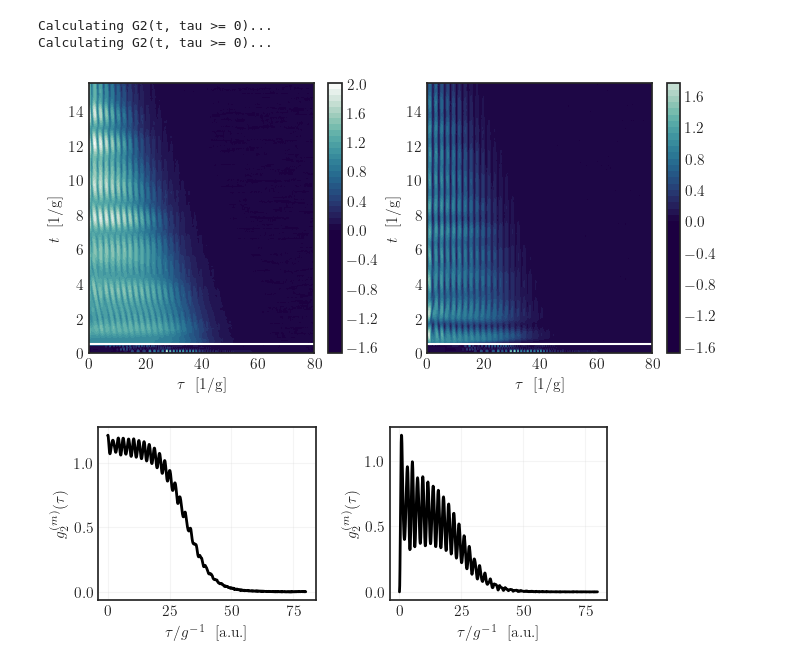
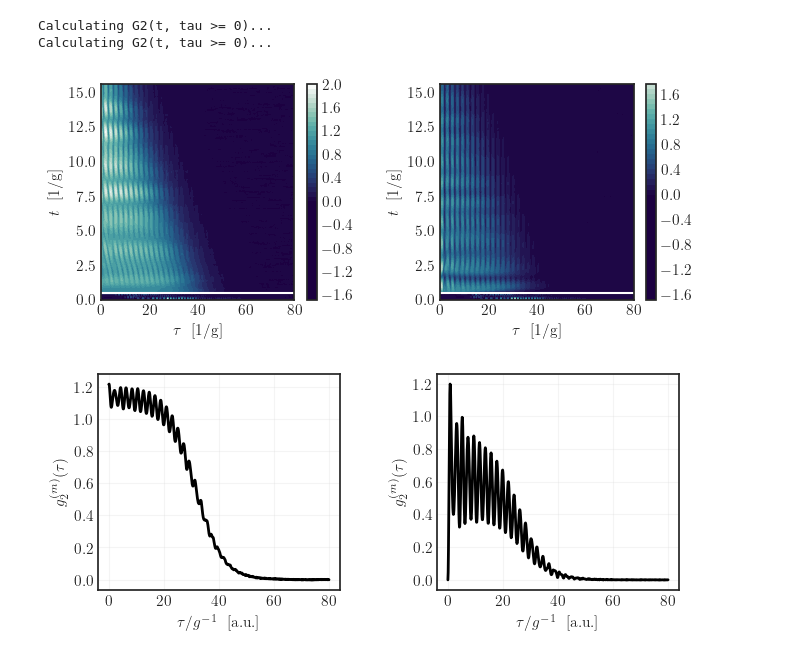
Before and after one commit to juardilag/Pulsed-cQED, a Jupyter notebook: test.ipynb, the cells around one changed output. Saved outputs shown, nothing was run; the diff lists cells and outputs as text; code cells hidden in the pictures.

```diff
--- a/test.ipynb
+++ b/test.ipynb
@@ -291,33 +293,51 @@ num_atom_matrix, denom_atom_matrix, g2_atom_matrix = g2_matrix(
 Calculating G2(t, tau >= 0)...
 Calculating G2(t, tau >= 0)...
 # %%
-fig, ax = plt.subplots(1, 2, figsize=(8, 3.5))
+fig, ax = plt.subplots(1, 2, figsize=(7.5, 2.8))
+fig.subplots_adjust(wspace=0.40)
 
 plot_1 = ax[0].contourf(tau_array_pos,
+                        t_array,
+                        g2_light_matrix,
+                        levels = 50,
+                        cmap = 'cmr.ocean',
+                        vmax = 2.0,
+                        vmin = 0.0)
+ax[0].contourf(tau_array_pos,
                         t_array,
                         g2_light_matrix,
                         levels = 50,
                         cmap = 'cmr.ocean',
                         vmax = 2.0,
                         vmin = 0.0)
 ax[0].set_xlabel(r'$\tau \ $ [1/g]')
 ax[0].set_ylabel(r'$t \ $ [1/g]')
 ax[0].axhline(2*t_lim, color = 'w')
 cbar_light = fig.colorbar(plot_1, ax=ax[0])
 
 plot_2 = ax[1].contourf(tau_array_pos,
                         t_array,
                         g2_atom_matrix,
                         levels = 50,
                         cmap = 'cmr.ocean',
                         vmax = 2.0,
                         vmin = 0.0)
+ax[1].contourf(tau_array_pos,
+                        t_array,
+                        g2_atom_matrix,
+                        levels = 50,
+                        cmap = 'cmr.ocean',
+                        vmax = 2.0,
+                        vmin = 0.0)
 ax[1].set_xlabel(r'$\tau \ $ [1/g]')
 ax[1].set_ylabel(r'$t \ $ [1/g]')
 ax[1].axhline(2*t_lim, color = 'w')
 cbar_atom = fig.colorbar(plot_2, ax=ax[1])
+
+plt.savefig('light_dynamical_g2.pdf', dpi = 300, bbox_inches ='tight')
+plt.show()
 # %% [output]
-[figure, old version]
+[figure, new version]
 # %%
 total_coincidences_light = jnp.trapezoid(num_light_matrix, x=t_array, axis=0)
 total_intensity_product_light = jnp.trapezoid(denom_light_matrix, x=t_array, axis=0)
@@ -327,7 +347,9 @@ total_coincidences_atom = jnp.trapezoid(num_atom_matrix, x=t_array, axis=0)
 total_intensity_product_atom = jnp.trapezoid(denom_atom_matrix, x=t_array, axis=0)
 g2_integrated_atom = total_coincidences_atom / (total_intensity_product_atom + 1e-2)
 # %%
-fig, ax = plt.subplots(1, 2, figsize=(6, 2.5))
+fig, ax = plt.subplots(1, 2, figsize=(7.5, 2.8))
+fig.subplots_adjust(wspace=0.40)
+
 ax[0].plot(tau_array_pos, jnp.real(g2_integrated_light), linewidth = 2, color = 'k')
 ax[0].set_xlabel(r'$\tau/g^{-1}\ $ [a.u.]')
 ax[0].set_ylabel(r'$g_2^{(m)}(\tau)$')
@@ -338,8 +360,8 @@ ax[1].set_xlabel(r'$\tau/g^{-1}\ $ [a.u.]')
 ax[1].set_ylabel(r'$g_2^{(m)}(\tau)$')
 ax[1].grid(alpha = 0.2)
 
-plt.tight_layout()
+#plt.tight_layout()
 plt.savefig('light_integrated_g2.pdf', dpi = 300, bbox_inches ='tight')
 plt.show()
 # %% [output]
-[figure, old version]
+[figure, new version]
```
Also changed, not shown: parts of 2 cells of this notebook.
